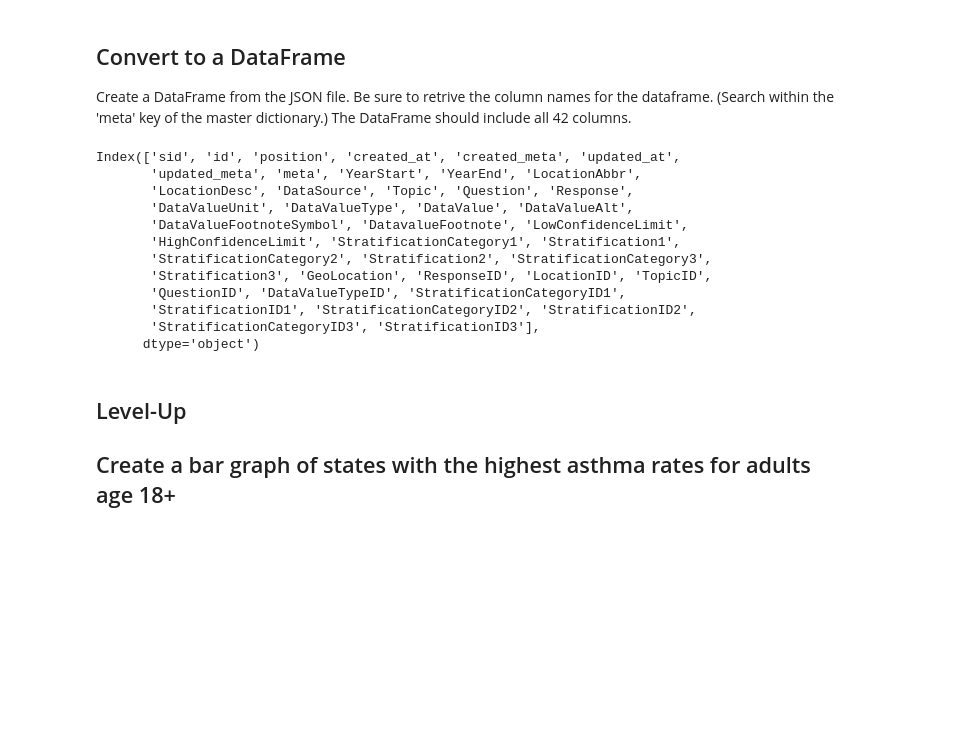
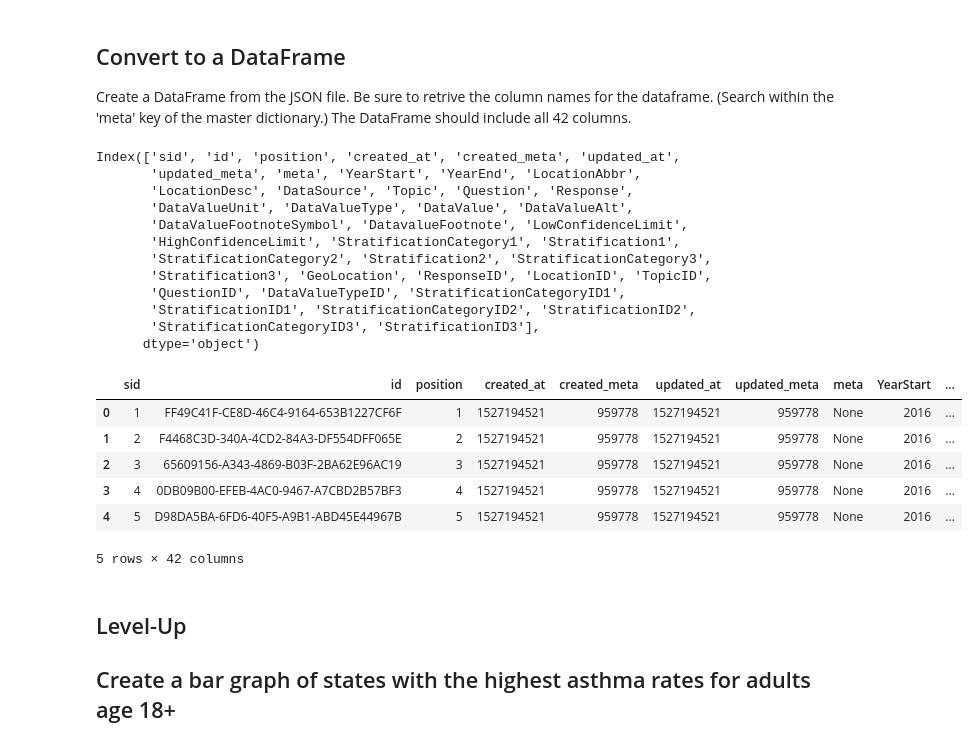
Before and after one commit to ThoaShook/dsc-exploring-and-transforming-json-schemas-lab-atlanta-ds-062419, a Jupyter notebook: index.ipynb, the cells around one changed output. Saved outputs shown, nothing was run; the diff lists cells and outputs as text; code cells hidden in the pictures; blank space fills up the shorter version.

```diff
--- a/index.ipynb
+++ b/index.ipynb
@@ -86,24 +86,31 @@ Create a DataFrame from the JSON file. Be sure to retrive the column names for t
 # %%
 import pandas as pd
 df = pd.DataFrame(data['data'])
 df.shape
 df.columns = [item['name'] for item in data['meta']['view']['columns']]
 print(df.columns)
-#df.head()
+df.head()
 #Your code here
 # %% [output]
 Index(['sid', 'id', 'position', 'created_at', 'created_meta', 'updated_at',
        'updated_meta', 'meta', 'YearStart', 'YearEnd', 'LocationAbbr',
        'LocationDesc', 'DataSource', 'Topic', 'Question', 'Response',
        'DataValueUnit', 'DataValueType', 'DataValue', 'DataValueAlt',
        'DataValueFootnoteSymbol', 'DatavalueFootnote', 'LowConfidenceLimit',
        'HighConfidenceLimit', 'StratificationCategory1', 'Stratification1',
        'StratificationCategory2', 'Stratification2', 'StratificationCategory3',
        'Stratification3', 'GeoLocation', 'ResponseID', 'LocationID', 'TopicID',
        'QuestionID', 'DataValueTypeID', 'StratificationCategoryID1',
        'StratificationID1', 'StratificationCategoryID2', 'StratificationID2',
        'StratificationCategoryID3', 'StratificationID3'],
       dtype='object')
+|  | sid | id | position | created_at | created_meta | updated_at | updated_meta | meta | YearStart | ... |
+| 0 | 1 | FF49C41F-CE8D-46C4-9164-653B1227CF6F | 1 | 1527194521 | 959778 | 1527194521 | 959778 | None | 2016 | ... |
+| 1 | 2 | F4468C3D-340A-4CD2-84A3-DF554DFF065E | 2 | 1527194521 | 959778 | 1527194521 | 959778 | None | 2016 | ... |
+| 2 | 3 | 65609156-A343-4869-B03F-2BA62E96AC19 | 3 | 1527194521 | 959778 | 1527194521 | 959778 | None | 2016 | ... |
+| 3 | 4 | 0DB09B00-EFEB-4AC0-9467-A7CBD2B57BF3 | 4 | 1527194521 | 959778 | 1527194521 | 959778 | None | 2016 | ... |
+| 4 | 5 | D98DA5BA-6FD6-40F5-A9B1-ABD45E44967B | 5 | 1527194521 | 959778 | 1527194521 | 959778 | None | 2016 | ... |
+5 rows × 42 columns
 # %% [markdown]
 ## Level-Up
 ## Create a bar graph of states with the highest asthma rates for adults age 18+
```
